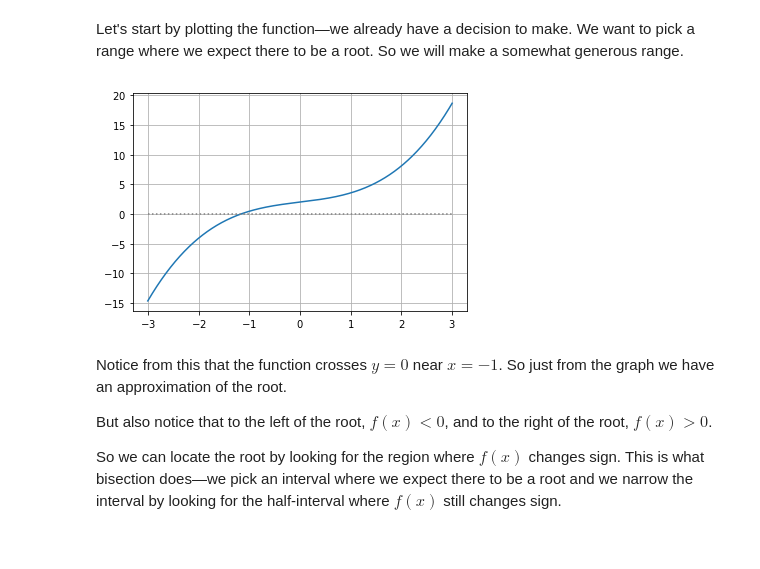
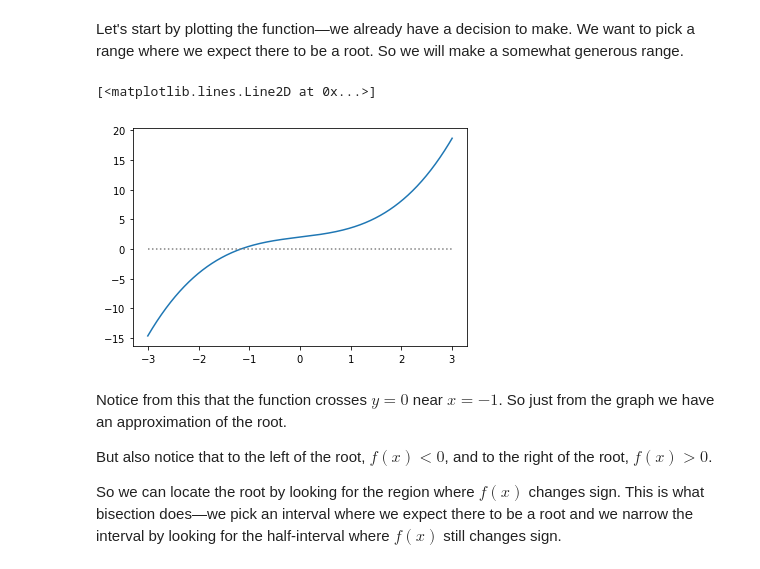
Before and after one commit to zingale/comp_astro_tutorial, a Jupyter notebook: content/03-roots/03-root-finding.ipynb, the cells around one changed output. Saved outputs shown, nothing was run; the diff lists cells and outputs as text; code cells hidden in the pictures.

```diff
--- a/content/03-roots/03-root-finding.ipynb
+++ b/content/03-roots/03-root-finding.ipynb
@@ -21,17 +21,17 @@ Let's start by plotting the function&mdash;we already have a decision to make.
 # %%
 x = np.linspace(-3, 3, 1000)
 
 fig = plt.figure()
 ax = fig.add_subplot(111)
 
 # plot our function
 ax.plot(x, f(x))
 
 # also plot y = 0, so we can see visually where the root lies
 ax.plot(x, 0*x, linestyle=":", color="0.5")
-ax.grid()
 # %% [output]
+[<matplotlib.lines.Line2D at 0x...>]
-[figure, old version]
+[figure, new version]
 # %% [markdown]
 Notice from this that the function crosses $y = 0$ near $x = -1$.  So just from the graph we have an approximation of the root.
 
```
Also changed, not shown: parts of 13 cells of this notebook, 1 other file.
